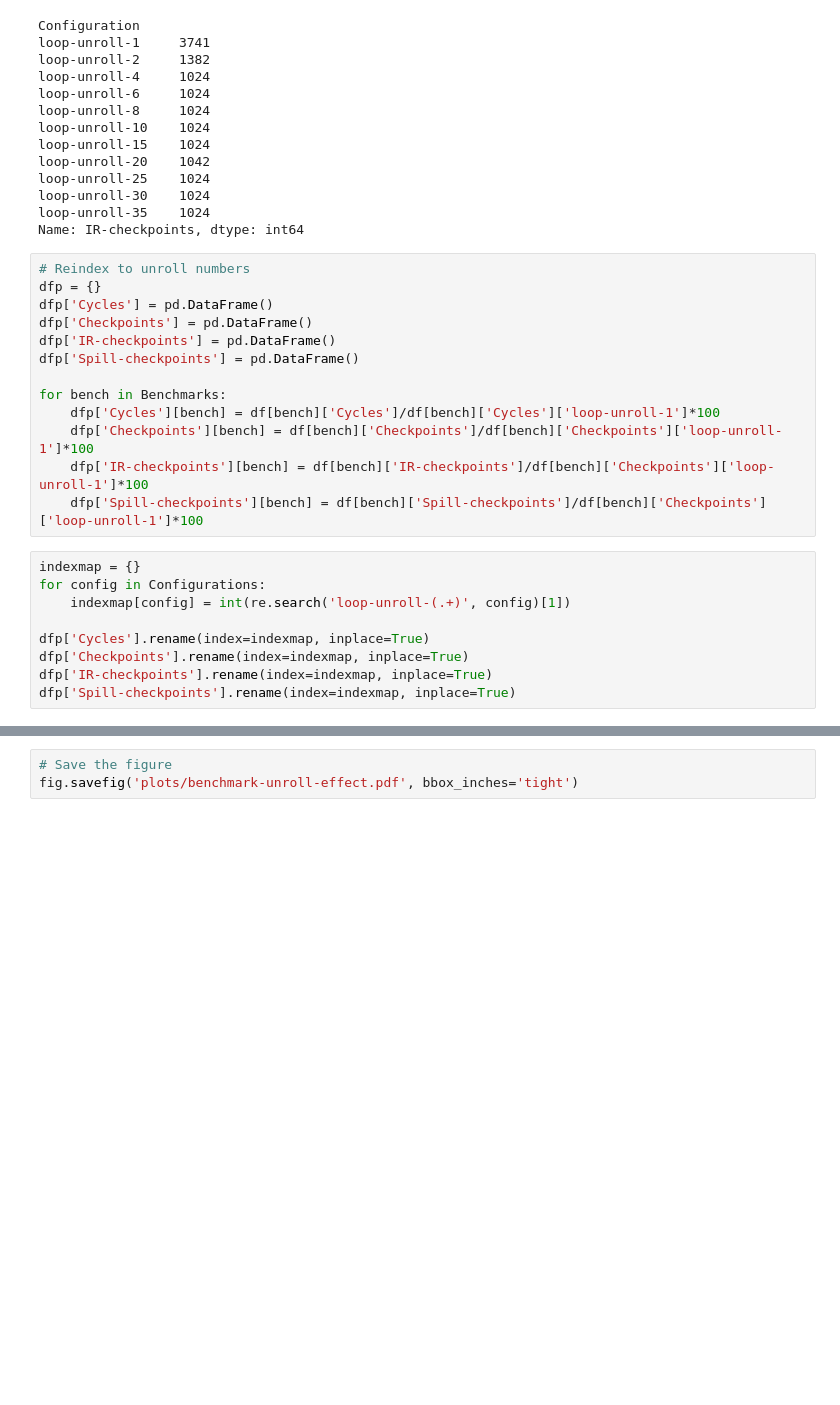
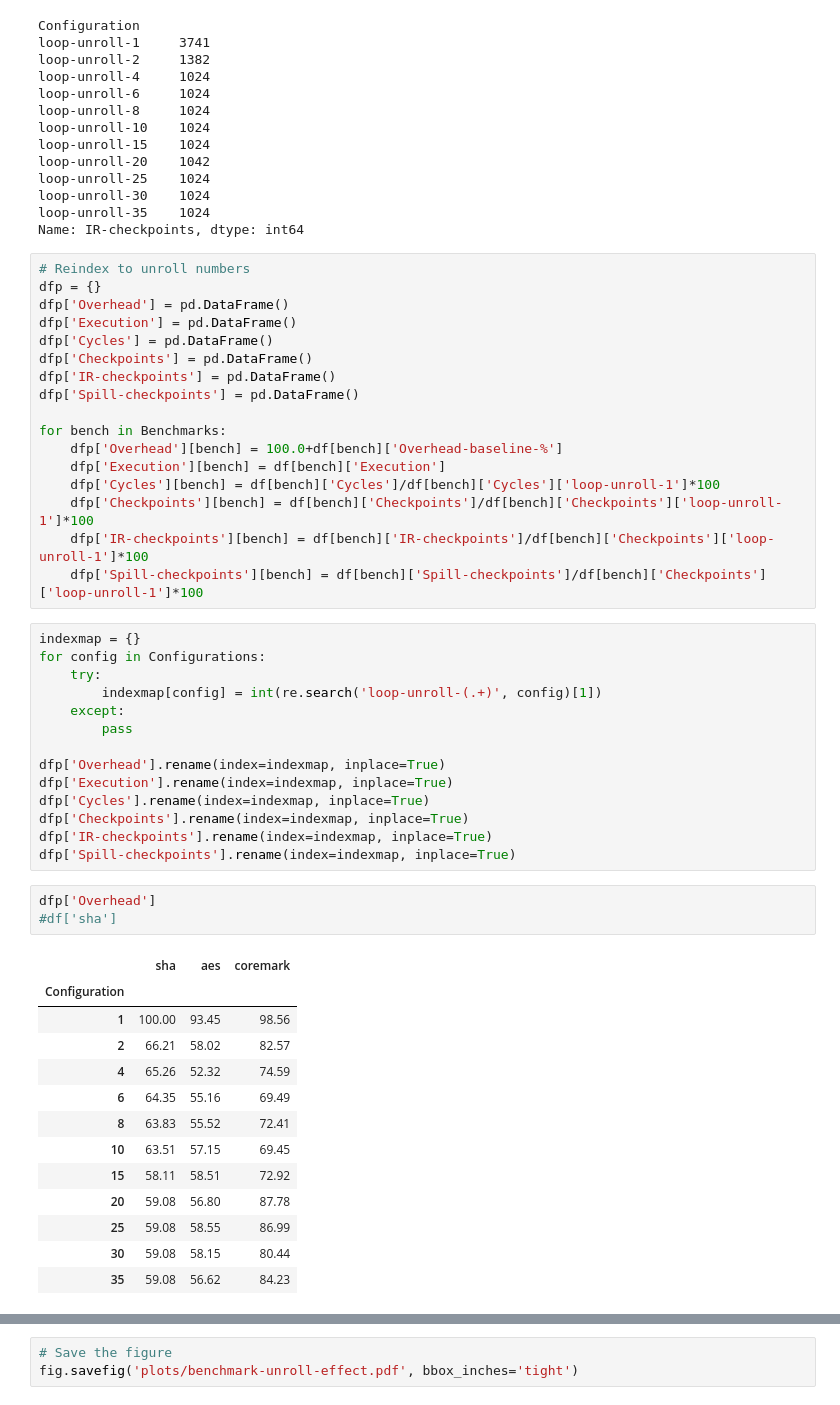
Before and after one commit to TUDSSL/WARio, a Jupyter notebook: plotting/LoopUnrollPlot.ipynb, the cells around one changed output, grey strips where cells are left out. Drawn from its saved outputs; the diff is of its cells as text; blank space fills up the shorter version.

```diff
--- a/plotting/LoopUnrollPlot.ipynb
+++ b/plotting/LoopUnrollPlot.ipynb
@@ -68,12 +68,16 @@ Name: IR-checkpoints, dtype: int64
 # %%
 # Reindex to unroll numbers
 dfp = {}
+dfp['Overhead'] = pd.DataFrame()
+dfp['Execution'] = pd.DataFrame()
 dfp['Cycles'] = pd.DataFrame()
 dfp['Checkpoints'] = pd.DataFrame()
 dfp['IR-checkpoints'] = pd.DataFrame()
 dfp['Spill-checkpoints'] = pd.DataFrame()
 
 for bench in Benchmarks:
+    dfp['Overhead'][bench] = 100.0+df[bench]['Overhead-baseline-%']
+    dfp['Execution'][bench] = df[bench]['Execution']
     dfp['Cycles'][bench] = df[bench]['Cycles']/df[bench]['Cycles']['loop-unroll-1']*100
     dfp['Checkpoints'][bench] = df[bench]['Checkpoints']/df[bench]['Checkpoints']['loop-unroll-1']*100
     dfp['IR-checkpoints'][bench] = df[bench]['IR-checkpoints']/df[bench]['Checkpoints']['loop-unroll-1']*100
@@ -81,11 +85,33 @@ for bench in Benchmarks:
 # %%
 indexmap = {}
 for config in Configurations:
-    indexmap[config] = int(re.search('loop-unroll-(.+)', config)[1])
+    try:
+        indexmap[config] = int(re.search('loop-unroll-(.+)', config)[1])
+    except:
+        pass
 
+dfp['Overhead'].rename(index=indexmap, inplace=True)
+dfp['Execution'].rename(index=indexmap, inplace=True)
 dfp['Cycles'].rename(index=indexmap, inplace=True)
 dfp['Checkpoints'].rename(index=indexmap, inplace=True)
 dfp['IR-checkpoints'].rename(index=indexmap, inplace=True)
 dfp['Spill-checkpoints'].rename(index=indexmap, inplace=True)
+# %%
+dfp['Overhead']
+#df['sha']
+# %% [output]
+|  | sha | aes | coremark |
+| Configuration |  |  |  |
+| 1 | 100.00 | 93.45 | 98.56 |
+| 2 | 66.21 | 58.02 | 82.57 |
+| 4 | 65.26 | 52.32 | 74.59 |
+| 6 | 64.35 | 55.16 | 69.49 |
+| 8 | 63.83 | 55.52 | 72.41 |
+| 10 | 63.51 | 57.15 | 69.45 |
+| 15 | 58.11 | 58.51 | 72.92 |
+| 20 | 59.08 | 56.80 | 87.78 |
+| 25 | 59.08 | 58.55 | 86.99 |
+| 30 | 59.08 | 58.15 | 80.44 |
+| 35 | 59.08 | 56.62 | 84.23 |
 # %%
 # For the mean lines
```
Also changed, not shown: parts of 2 cells of this notebook, 1 other file.
